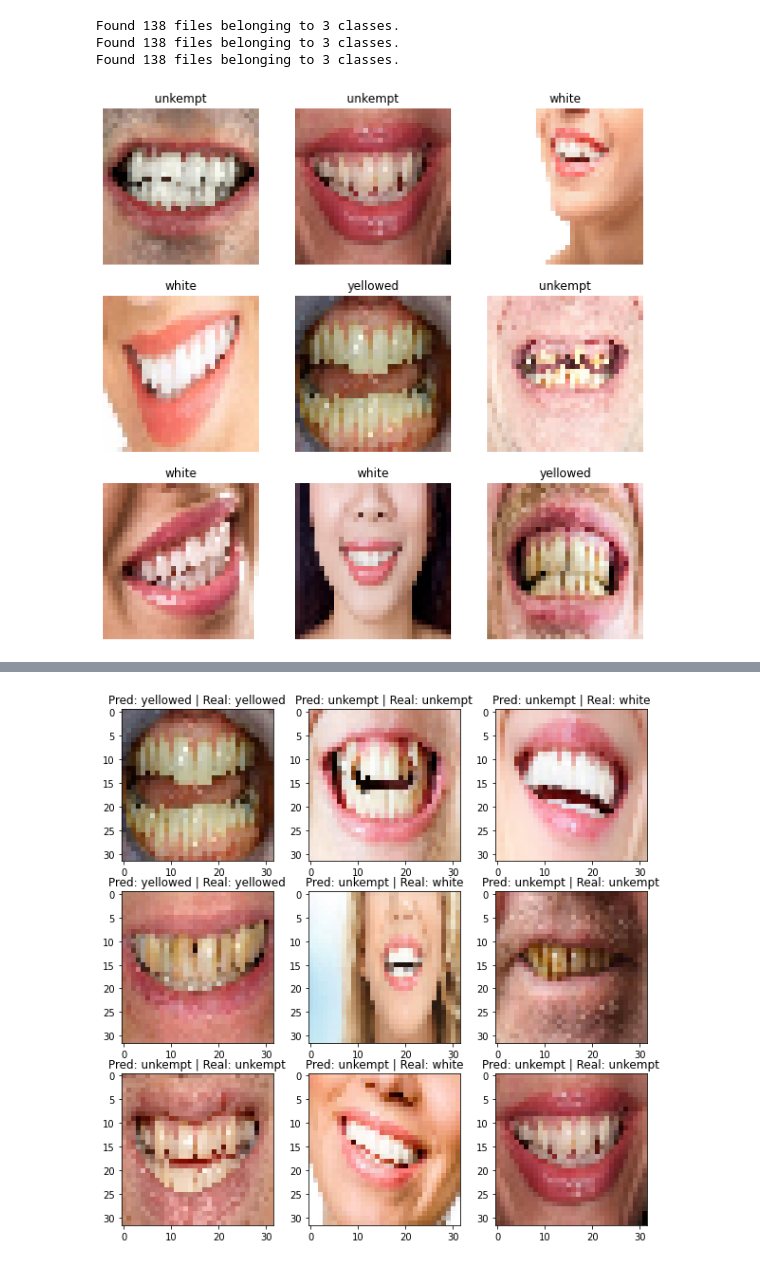
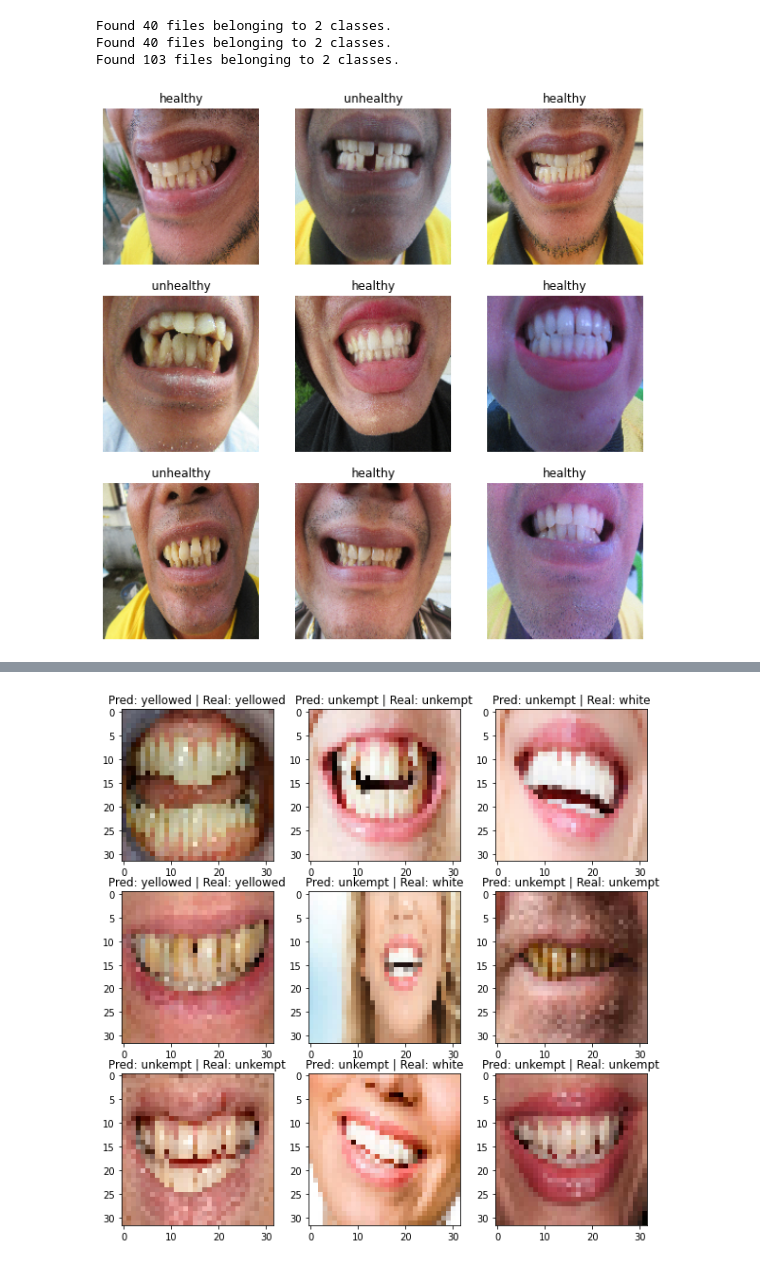
Before and after one commit to AlterCJ/denteeth, a Jupyter notebook: Denteeth.ipynb, the cells around one changed output, grey strips where cells are left out. Cells and saved outputs as stored; diff of their text form; code cells hidden in the pictures.

```diff
--- a/Denteeth.ipynb
+++ b/Denteeth.ipynb
@@ -24,39 +19,39 @@ Archive:  denteeth.zip
 import tensorflow as tf
 import matplotlib.pyplot as plt
 # %%
-img_height, img_width = 32, 32
-batch_size = 20
+img_height, img_width = 150, 150
+batch_size = 64
 
 train_ds = tf.keras.utils.image_dataset_from_directory(
-    "denteeth/train",
+    "train",
     image_size = (img_height, img_width),
     batch_size = batch_size
 )
 val_ds = tf.keras.utils.image_dataset_from_directory(
-    "denteeth/validation",
+    "validation",
     image_size = (img_height, img_width),
     batch_size = batch_size
 )
 test_ds = tf.keras.utils.image_dataset_from_directory(
-    "denteeth/test",
+    "test",
     image_size = (img_height, img_width),
     batch_size = batch_size
 )
 # %% [output]
-Found 138 files belonging to 3 classes.
-Found 138 files belonging to 3 classes.
-Found 138 files belonging to 3 classes.
+Found 40 files belonging to 2 classes.
+Found 40 files belonging to 2 classes.
+Found 103 files belonging to 2 classes.
 # %%
-class_names = ["unkempt", "white", "yellowed"]
+class_names = ["healthy", "unhealthy"]
 plt.figure(figsize=(10,10))
 for images, labels in train_ds.take(1):
   for i in range(9):
     ax = plt.subplot(3, 3, i + 1)
     plt.imshow(images[i].numpy().astype("uint8"))
     plt.title(class_names[labels[i]])
     plt.axis("off")
 # %% [output]
-[figure, old version]
+[figure, new version]
 # %%
 model = tf.keras.Sequential(
     [
```
Also changed, not shown: parts of 6 cells of this notebook.
